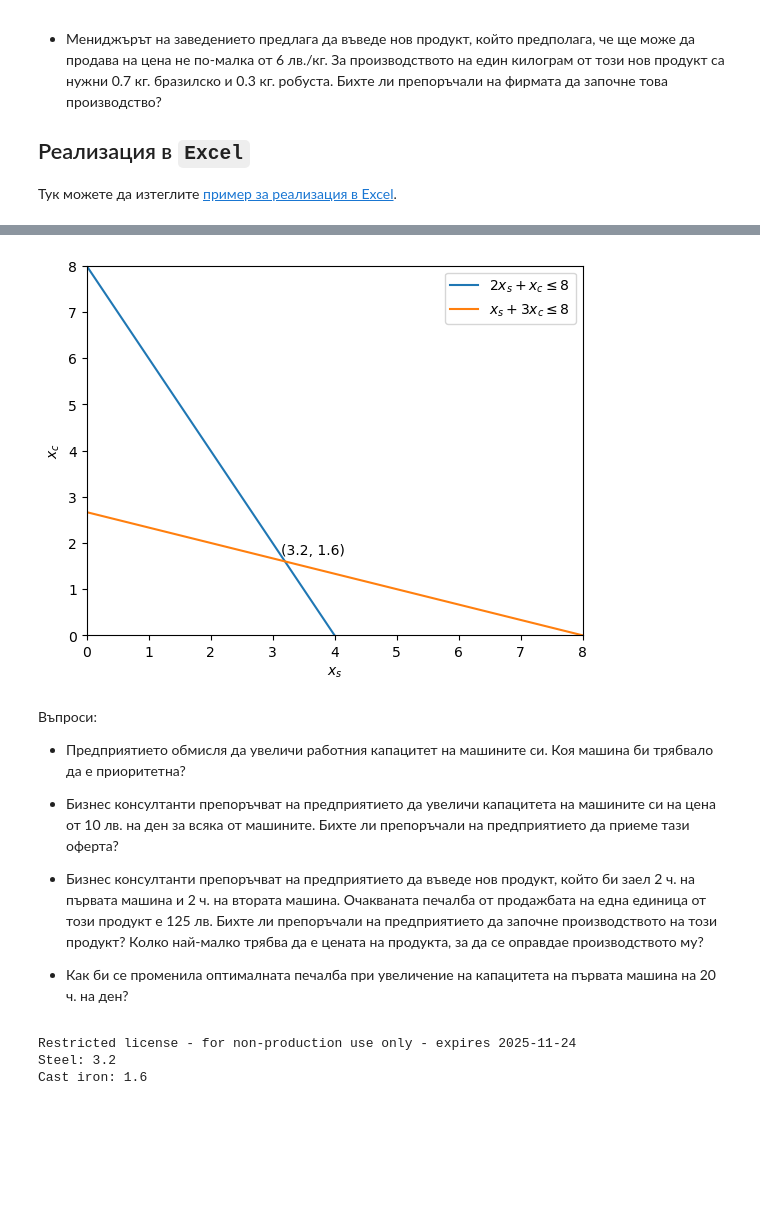
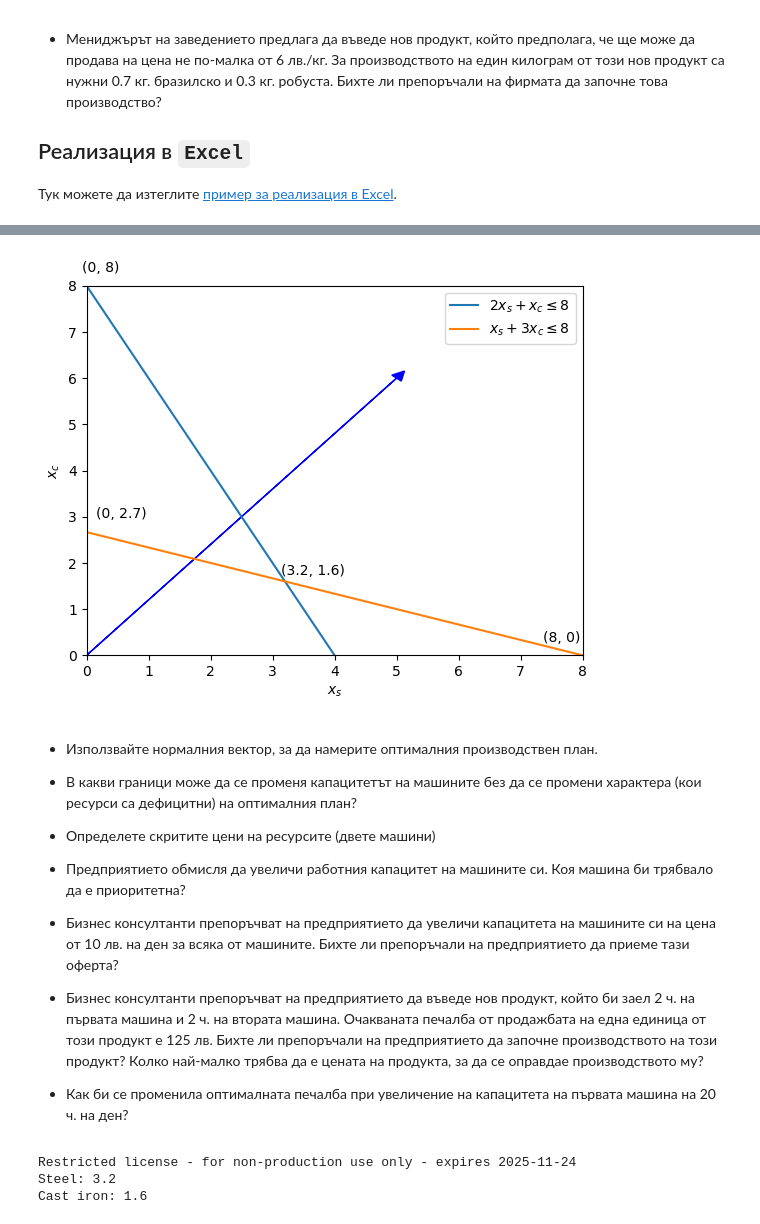
Before and after one commit to febse/opt2025, a Jupyter notebook: 03-Graphical-Method/02-Sensitivity.ipynb, the cells around one changed output, grey strips where cells are left out. Drawn from its saved outputs; the diff is of its cells as text; code cells hidden in the pictures; blank space fills up the shorter version.

```diff
--- a/03-Graphical-Method/02-Sensitivity.ipynb
+++ b/03-Graphical-Method/02-Sensitivity.ipynb
@@ -150,37 +150,45 @@ $$ -->
 # %%
 #| fold-code: true
 
 import matplotlib.pyplot as plt
 
 # Define the constraints
 x_s = [0, 8]  # Range of x_s values
 x_c1 = [0, 8]  # Range of x_c values for constraint 1
 x_c2 = [0, 8]  # Range of x_c values for constraint 2
 
 # Plot the constraints
 plt.plot(x_s, [8 - 2 * x for x in x_s], label=r"$2x_s + x_c \leq 8$")
 plt.plot(x_s, [(8 - x) / 3 for x in x_s], label=r"$x_s + 3x_c \leq 8$")
 
 plt.annotate(f"({3.2}, {1.6})", (3.2, 1.6), textcoords="offset points", xytext=(20,5), ha='center')
+plt.annotate(f"({8}, {0})", (8, 0), textcoords="offset points", xytext=(-15, 10), ha='center')
+plt.annotate(f"({0}, {8})", (0, 8), textcoords="offset points", xytext=(10, 10), ha='center')
+plt.annotate(f"({0}, {round(8 / 3, 1)})", (0, 8 / 3), textcoords="offset points", xytext=(25, 10), ha='center')
+
+# Plot the objective coefficient vector
+
+plt.arrow(0, 0, 5, 6, head_width=0.2, head_length=0.2, fc='blue', ec='blue')
 
 # Set the x and y axis labels
 plt.xlabel(r"$x_s$")
 plt.ylabel(r"$x_c$")
 
 # Set the x and y axis limits
 plt.xlim(0, 8)
 plt.ylim(0, 8)
 
 # Add a legend
 plt.legend()
 
 # Show the plot
 plt.show()
 # %% [output]
-[figure, old version]
+[figure, new version]
 # %% [markdown]
-Въпроси:
-
+- Използвайте нормалния вектор, за да намерите оптималния производствен план.
+- В какви граници може да се променя капацитетът на машините без да се промени характера (кои ресурси са дефицитни) на оптималния план?
+- Определете скритите цени на ресурсите (двете машини)
 - Предприятието обмисля да увеличи работния капацитет на машините си. Коя машина би трябвало да е приоритетна?
 
 - Бизнес консултанти препоръчват на предприятието да увеличи капацитета на машините си на цена от 10 лв. на ден за всяка от машините. Бихте ли препоръчали на предприятието да приеме тази оферта?
```
Also changed, not shown: parts of 6 cells of this notebook, 2 other files.
